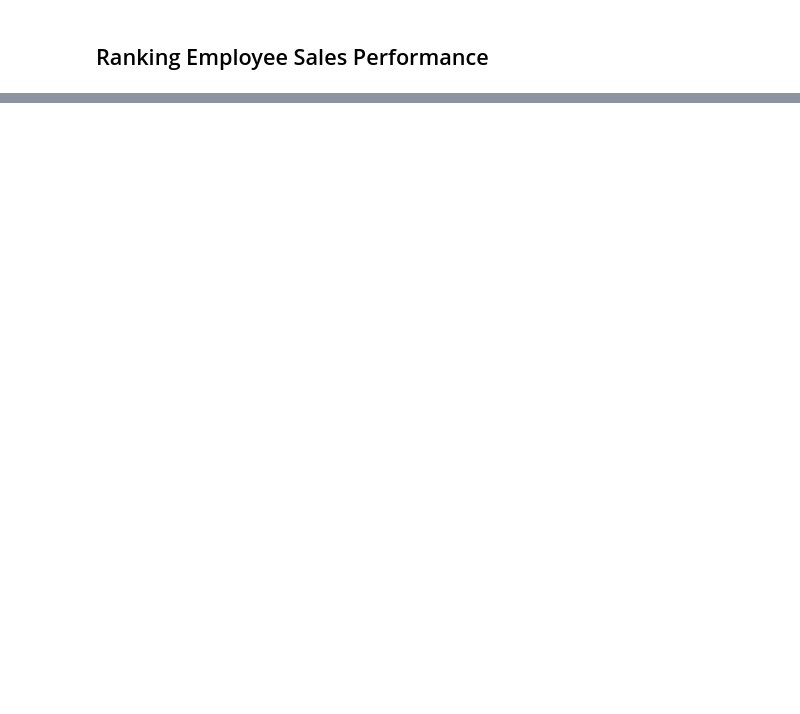
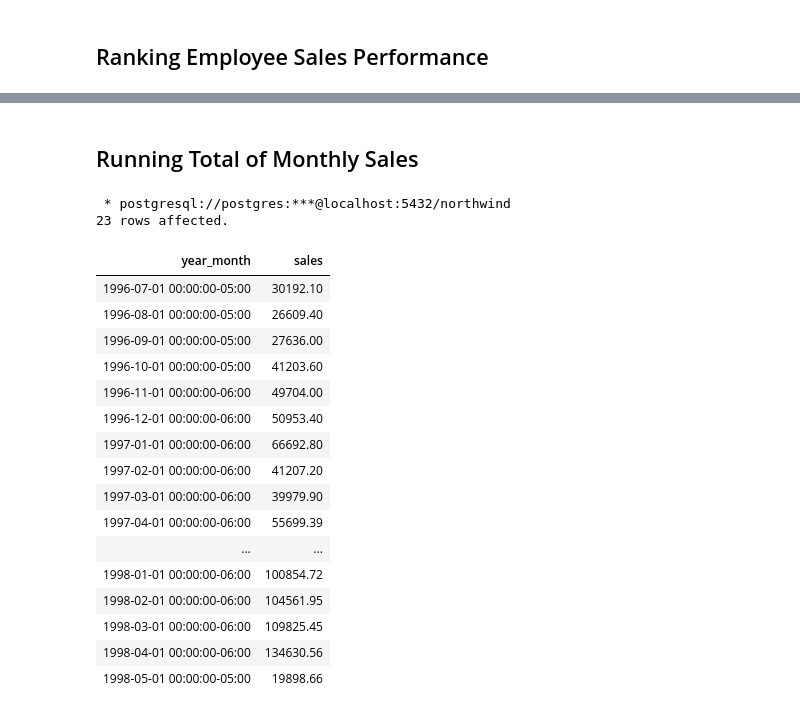
Before and after one commit to teresahanak/northwind_traders_sql_window_functions, a Jupyter notebook: northwind.ipynb, the cells around one changed output, grey strips where cells are left out. Drawn from its saved outputs; the diff is of its cells as text; code cells hidden in the pictures; blank space fills up the shorter version.

```diff
--- a/northwind.ipynb
+++ b/northwind.ipynb
@@ -347,0 +359,30 @@ SELECT employee_id, first_name || ' ' || last_name AS name, ROUND(SUM(unit_price
+# %% [markdown]
+## Running Total of Monthly Sales
+# %%
+%%sql
+SELECT DATE_TRUNC('month', order_date) as year_month,
+        ROUND(SUM(unit_price_on_order * quantity)::numeric, 2) as sales
+   FROM orders_order_details_product_view
+  GROUP BY DATE_TRUNC('month', order_date)
+  ORDER BY DATE_TRUNC('month', order_date)
+ ;
+# %% [output]
+ * postgresql://postgres:***@localhost:5432/northwind
+23 rows affected.
+| year_month | sales |
+| 1996-07-01 00:00:00-05:00 | 30192.10 |
+| 1996-08-01 00:00:00-05:00 | 26609.40 |
+| 1996-09-01 00:00:00-05:00 | 27636.00 |
+| 1996-10-01 00:00:00-05:00 | 41203.60 |
+| 1996-11-01 00:00:00-06:00 | 49704.00 |
+| 1996-12-01 00:00:00-06:00 | 50953.40 |
+| 1997-01-01 00:00:00-06:00 | 66692.80 |
+| 1997-02-01 00:00:00-06:00 | 41207.20 |
+| 1997-03-01 00:00:00-06:00 | 39979.90 |
+| 1997-04-01 00:00:00-06:00 | 55699.39 |
+| ... | ... |
+| 1998-01-01 00:00:00-06:00 | 100854.72 |
+| 1998-02-01 00:00:00-06:00 | 104561.95 |
+| 1998-03-01 00:00:00-06:00 | 109825.45 |
+| 1998-04-01 00:00:00-06:00 | 134630.56 |
+| 1998-05-01 00:00:00-05:00 | 19898.66 |
```
Also changed, not shown: parts of 27 cells of this notebook.
